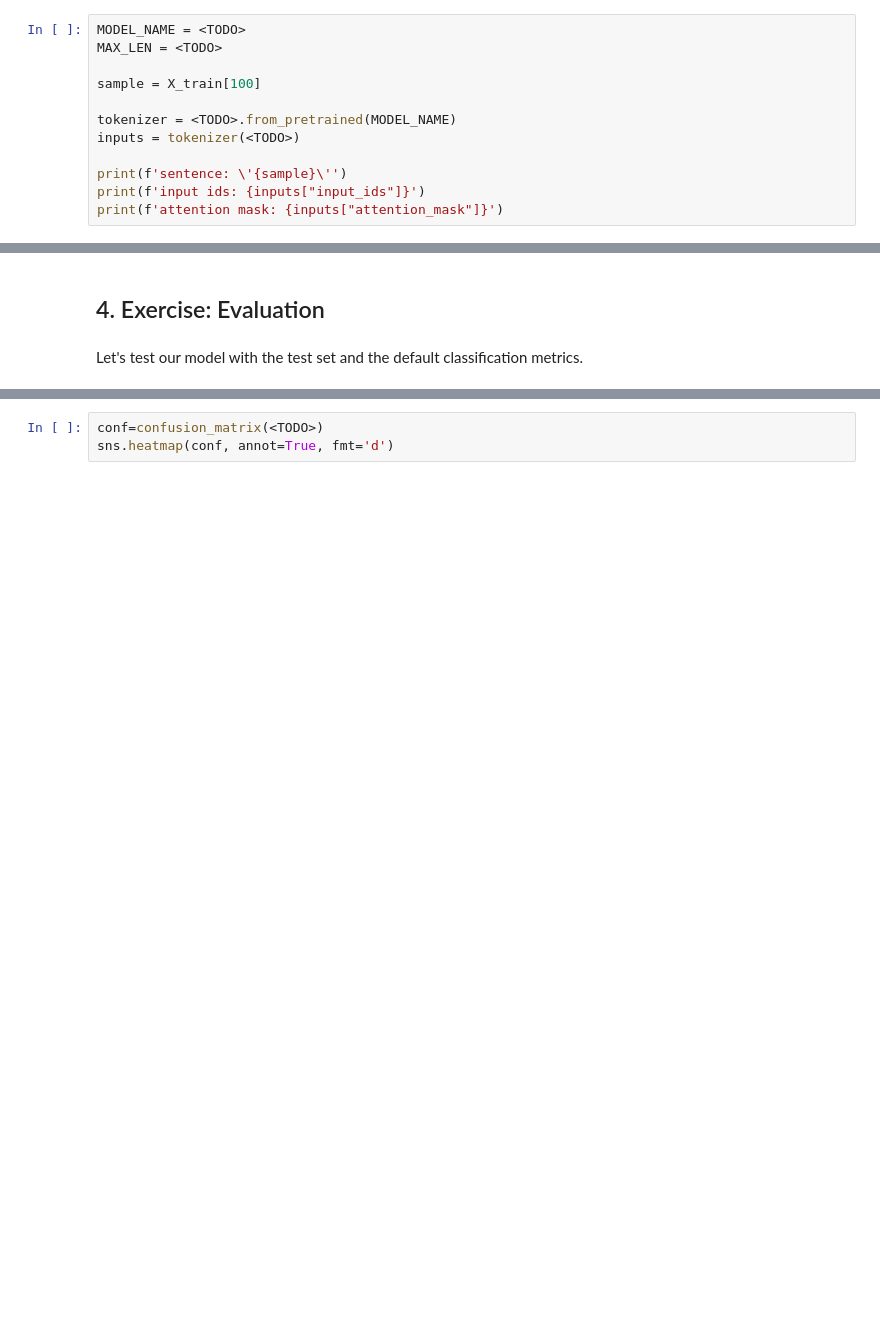
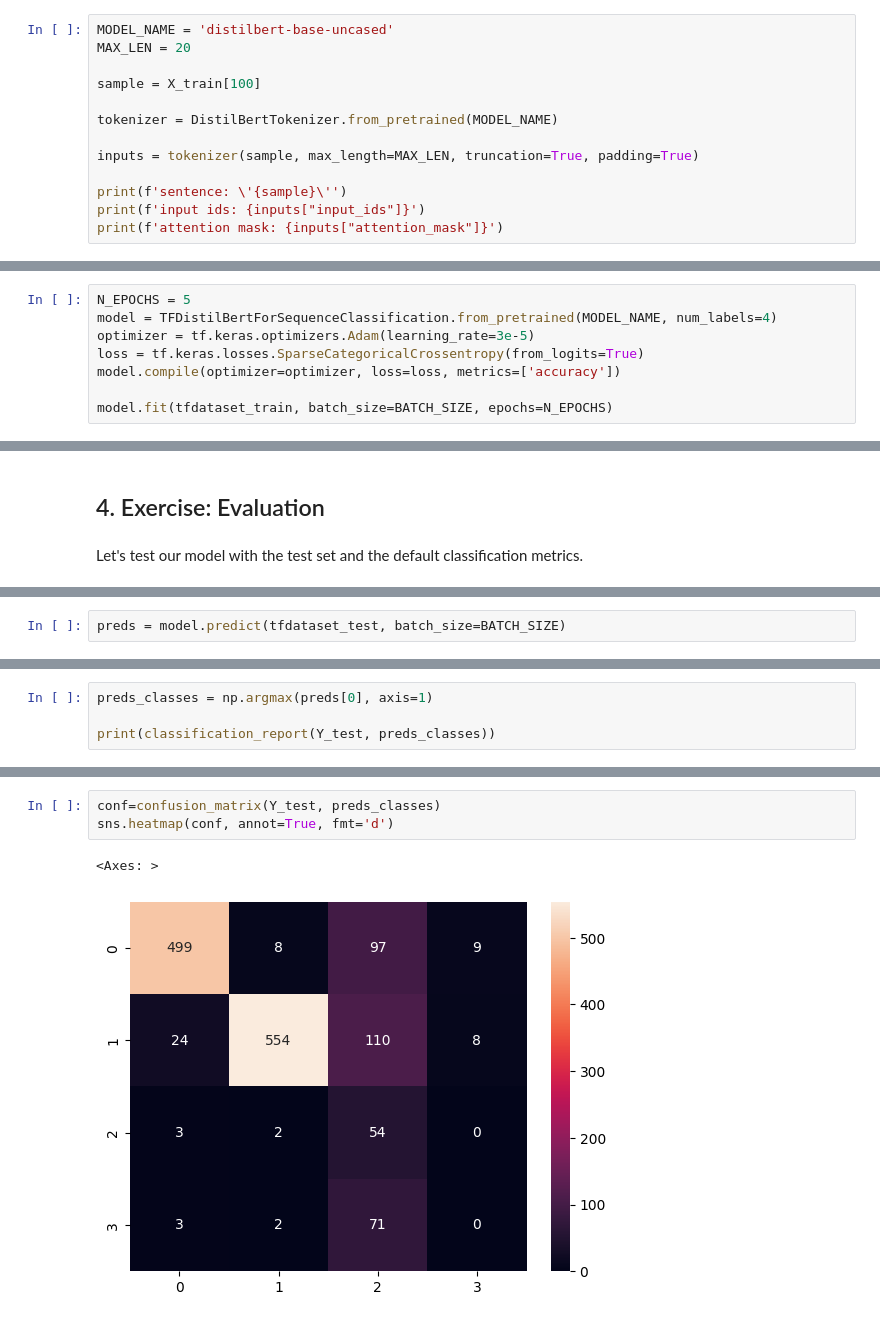
Before and after one commit to cedenoorlando991/DeepLearningAssessment1, a Jupyter notebook: 11_Huggingface_Text_Classification_assessment.ipynb, the cells around one changed output, grey strips where cells are left out. Saved outputs shown, nothing was run; the diff lists cells and outputs as text; blank space fills up the shorter version.

```diff
--- a/11_Huggingface_Text_Classification_assessment.ipynb
+++ b/11_Huggingface_Text_Classification_assessment.ipynb
@@ -66,13 +70,14 @@ We are using [DisitlBERT](https://huggingface.co/transformers/model_doc/distilbe
 
 We trim or pad the processed sentences to MAX_LEN (due to `truncation=True` and `padding=True` parameters) - this is an easy solution to handle inputs with different lengths.
 # %%
-MODEL_NAME = <TODO>
-MAX_LEN = <TODO>
+MODEL_NAME = 'distilbert-base-uncased'
+MAX_LEN = 20
 
 sample = X_train[100]
 
-tokenizer = <TODO>.from_pretrained(MODEL_NAME)
-inputs = tokenizer(<TODO>)
+tokenizer = DistilBertTokenizer.from_pretrained(MODEL_NAME)
+
+inputs = tokenizer(sample, max_length=MAX_LEN, truncation=True, padding=True)
 
 print(f'sentence: \'{sample}\'')
 print(f'input ids: {inputs["input_ids"]}')
@@ -124,0 +127,8 @@ model.fit(<TODO>)
+# %%
+N_EPOCHS = 5
+model = TFDistilBertForSequenceClassification.from_pretrained(MODEL_NAME, num_labels=4)
+optimizer = tf.keras.optimizers.Adam(learning_rate=3e-5)
+loss = tf.keras.losses.SparseCategoricalCrossentropy(from_logits=True)
+model.compile(optimizer=optimizer, loss=loss, metrics=['accuracy'])
+
+model.fit(tfdataset_train, batch_size=BATCH_SIZE, epochs=N_EPOCHS)
@@ -135,0 +161,2 @@ print(classification_report(<TODO>))
+# %%
+preds = model.predict(tfdataset_test, batch_size=BATCH_SIZE)
@@ -135,0 +165,4 @@ print(classification_report(<TODO>))
+# %%
+preds_classes = np.argmax(preds[0], axis=1)
+
+print(classification_report(Y_test, preds_classes))
@@ -136,3 +180,6 @@ print(classification_report(<TODO>))
 # %%
-conf=confusion_matrix(<TODO>)
+conf=confusion_matrix(Y_test, preds_classes)
 sns.heatmap(conf, annot=True, fmt='d')
+# %% [output]
+<Axes: >
+[figure, added]
```
Also changed, not shown: parts of 9 cells of this notebook.
